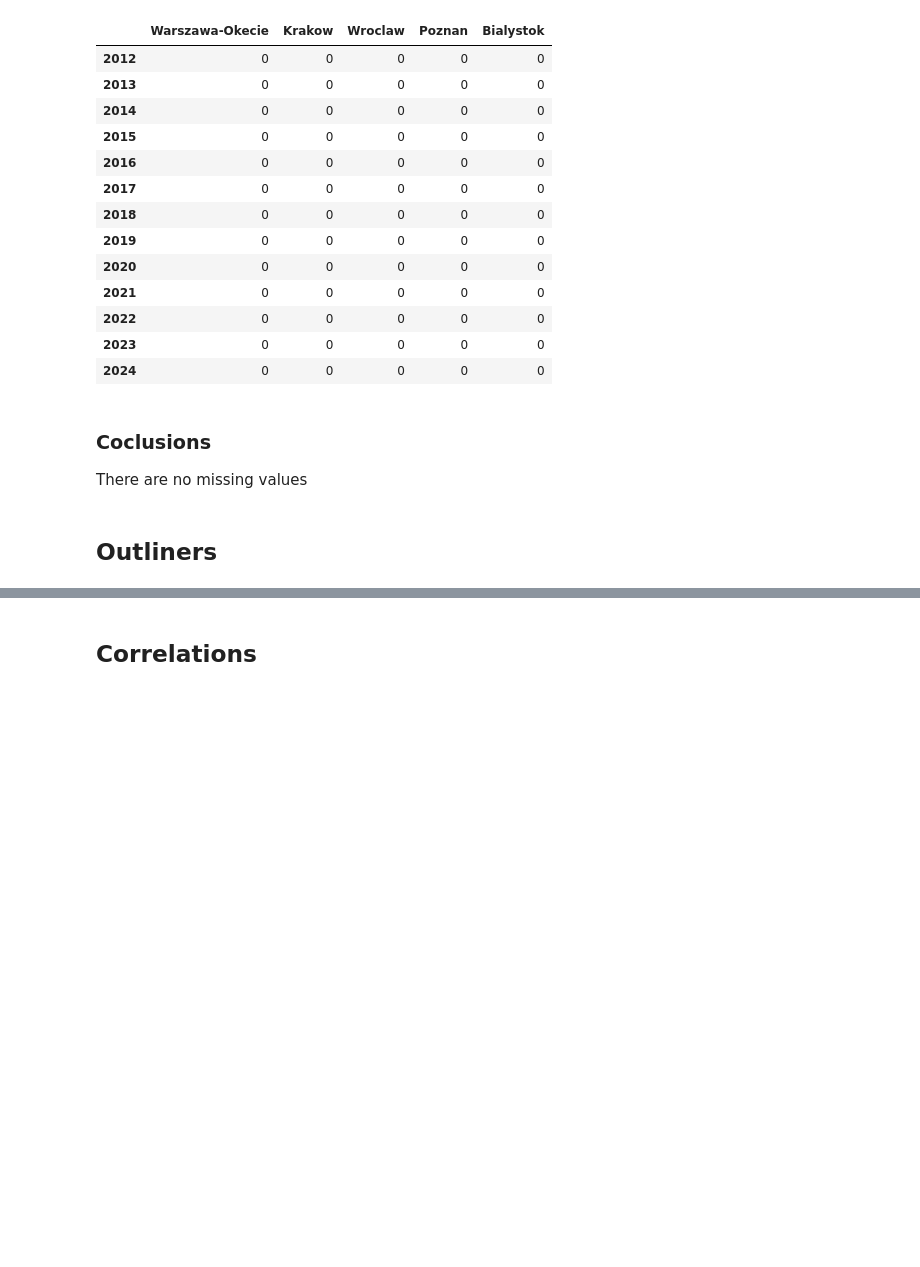
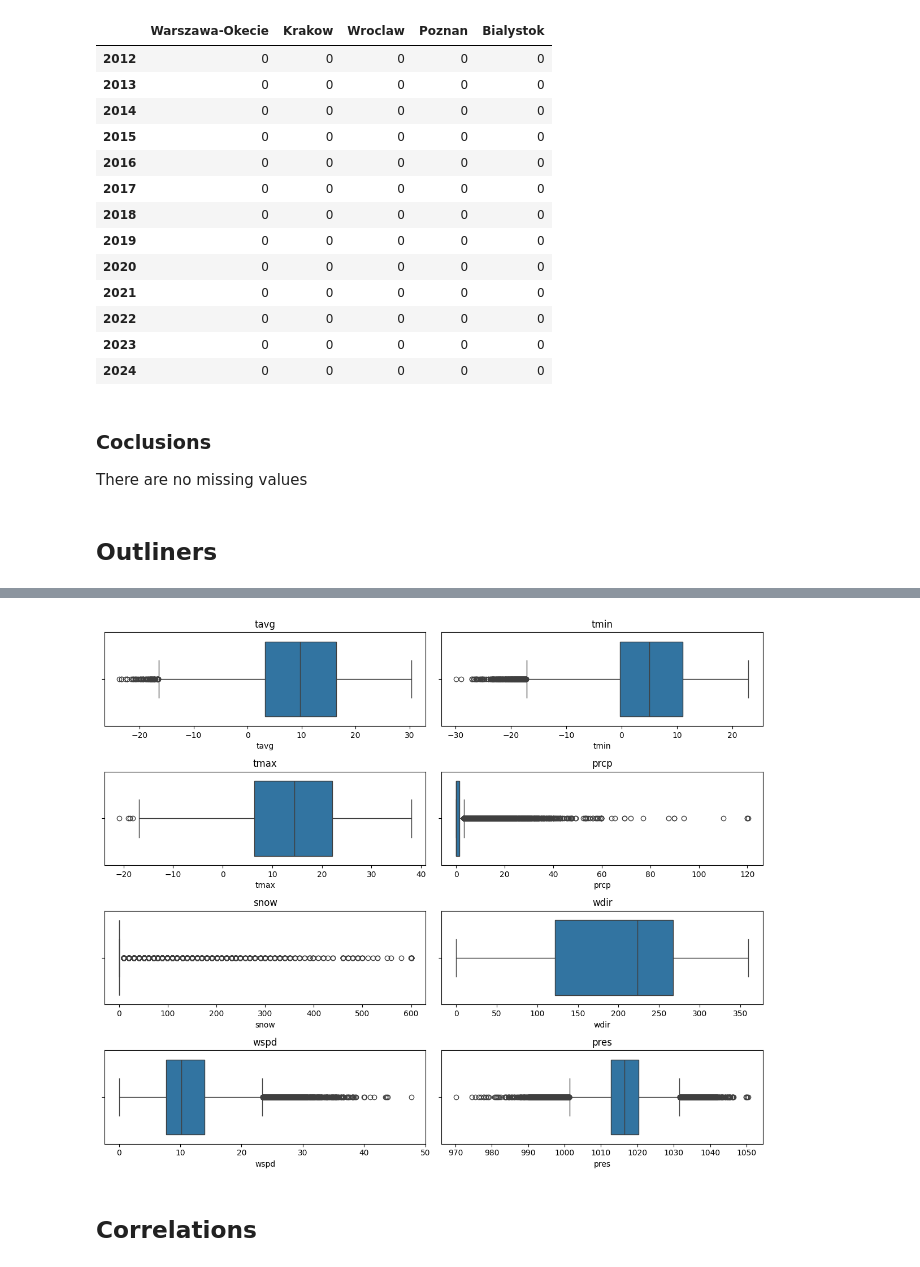
Before and after one commit to Matthev00/Meteo_model, a Jupyter notebook: notebooks/02_exploratory_data_analysis.ipynb, the cells around one changed output, grey strips where cells are left out. Saved outputs shown, nothing was run; the diff lists cells and outputs as text; code cells hidden in the pictures; blank space fills up the shorter version.

```diff
--- a/notebooks/02_exploratory_data_analysis.ipynb
+++ b/notebooks/02_exploratory_data_analysis.ipynb
@@ -842,2 +894,18 @@ There are no missing values
+# %%
+huge_df = pd.concat([df for df, _ in dfs])
+# %%
+variables = ['tavg', 'tmin', 'tmax', 'prcp', 'snow', 'wdir', 'wspd', 'pres']
+plt.figure(figsize=(12, 10))
+
+for i, var in enumerate(variables, 1):
+    plt.subplot(4, 2, i)
+    sns.boxplot(data=huge_df.dropna(subset=[var]), x=var)
+    plt.title(var)
+
+plt.tight_layout()
+plt.savefig("../reports/figures/data/data_featues_boxplots_clipped_snow.png")
+plt.show()
+# %% [output]
+[figure, added]
 # %% [markdown]
 ## Correlations
```
Also changed, not shown: parts of 9 cells of this notebook, 2 other files.
